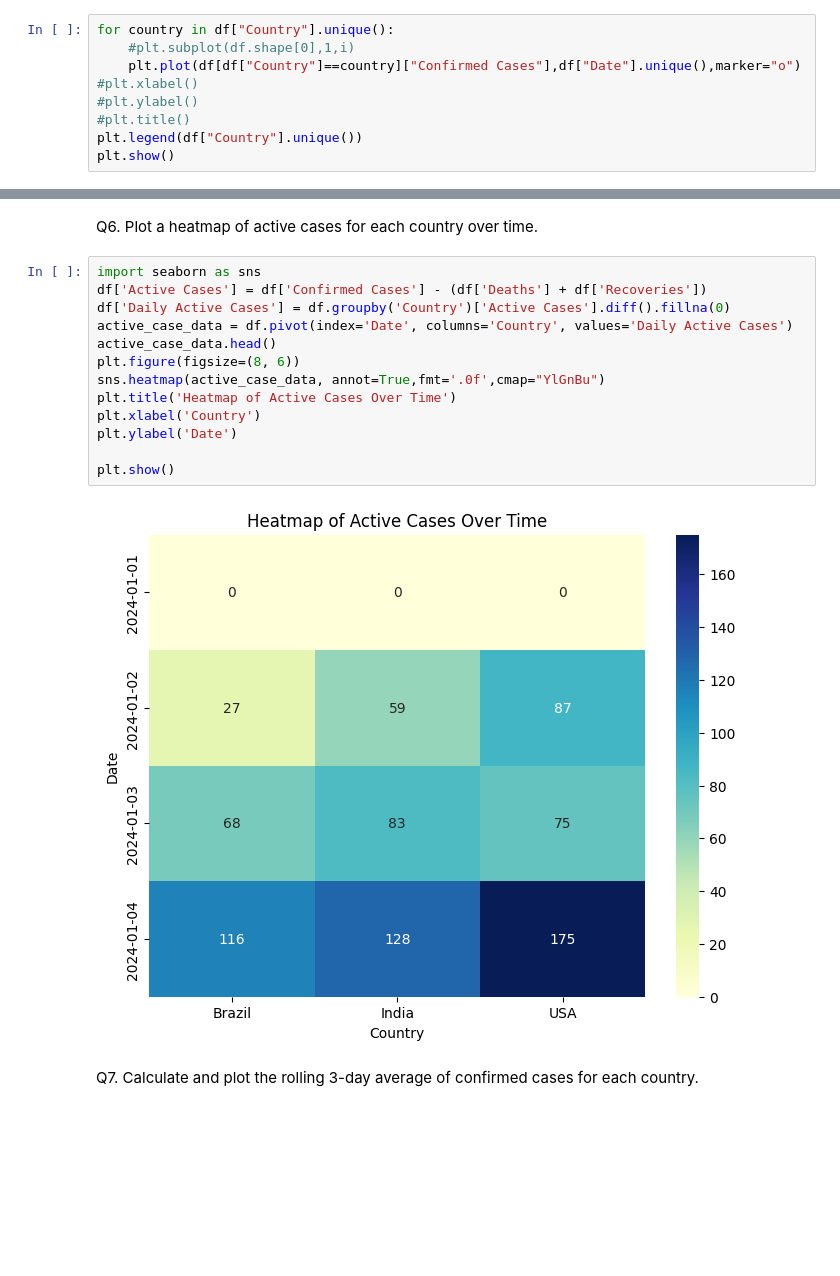
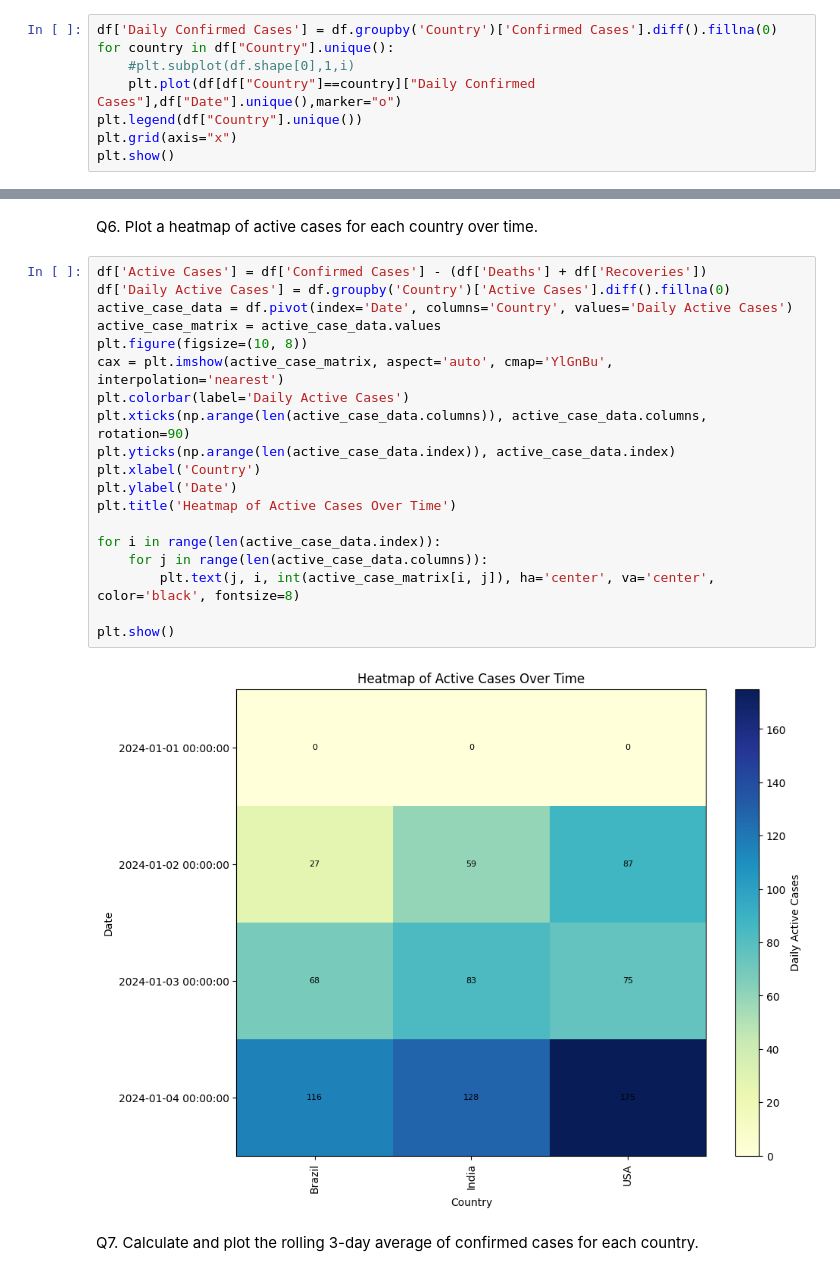
Before and after one commit to ArnabPurkaystha/ai_training, a Jupyter notebook: 03_matplotlib/matplotlib_assignment.ipynb, the cells around one changed output, grey strips where cells are left out. Saved outputs shown, nothing was run; the diff lists cells and outputs as text; blank space fills up the shorter version.

```diff
--- a/03_matplotlib/matplotlib_assignment.ipynb
+++ b/03_matplotlib/matplotlib_assignment.ipynb
@@ -40,12 +40,11 @@ df.head()
 # %% [markdown]
 Q1. Plot the daily confirmed cases over time for all countries.
 # %%
+df['Daily Confirmed Cases'] = df.groupby('Country')['Confirmed Cases'].diff().fillna(0)
 for country in df["Country"].unique():
     #plt.subplot(df.shape[0],1,i)
-    plt.plot(df[df["Country"]==country]["Confirmed Cases"],df["Date"].unique(),marker="o")
-#plt.xlabel()
-#plt.ylabel()
-#plt.title()
+    plt.plot(df[df["Country"]==country]["Daily Confirmed Cases"],df["Date"].unique(),marker="o")
 plt.legend(df["Country"].unique())
+plt.grid(axis="x")
 plt.show()
 # %% [output]
@@ -110,20 +109,26 @@ plt.show()
 # %% [markdown]
 Q6. Plot a heatmap of active cases for each country over time.
 # %%
-import seaborn as sns
 df['Active Cases'] = df['Confirmed Cases'] - (df['Deaths'] + df['Recoveries'])
 df['Daily Active Cases'] = df.groupby('Country')['Active Cases'].diff().fillna(0)
 active_case_data = df.pivot(index='Date', columns='Country', values='Daily Active Cases')
-active_case_data.head()
-plt.figure(figsize=(8, 6))
-sns.heatmap(active_case_data, annot=True,fmt='.0f',cmap="YlGnBu")
-plt.title('Heatmap of Active Cases Over Time')
+active_case_matrix = active_case_data.values
+plt.figure(figsize=(10, 8))
+cax = plt.imshow(active_case_matrix, aspect='auto', cmap='YlGnBu', interpolation='nearest')
+plt.colorbar(label='Daily Active Cases')
+plt.xticks(np.arange(len(active_case_data.columns)), active_case_data.columns, rotation=90)
+plt.yticks(np.arange(len(active_case_data.index)), active_case_data.index)
 plt.xlabel('Country')
 plt.ylabel('Date')
+plt.title('Heatmap of Active Cases Over Time')
+
+for i in range(len(active_case_data.index)):
+    for j in range(len(active_case_data.columns)):
+        plt.text(j, i, int(active_case_matrix[i, j]), ha='center', va='center', color='black', fontsize=8)
 
 plt.show()
 # %% [output]
-[figure, old version]
+[figure, new version]
 # %% [markdown]
 Q7. Calculate and plot the rolling 3-day average of confirmed cases for each country.
 # %%
```
Also changed, not shown: parts of 3 cells of this notebook.
